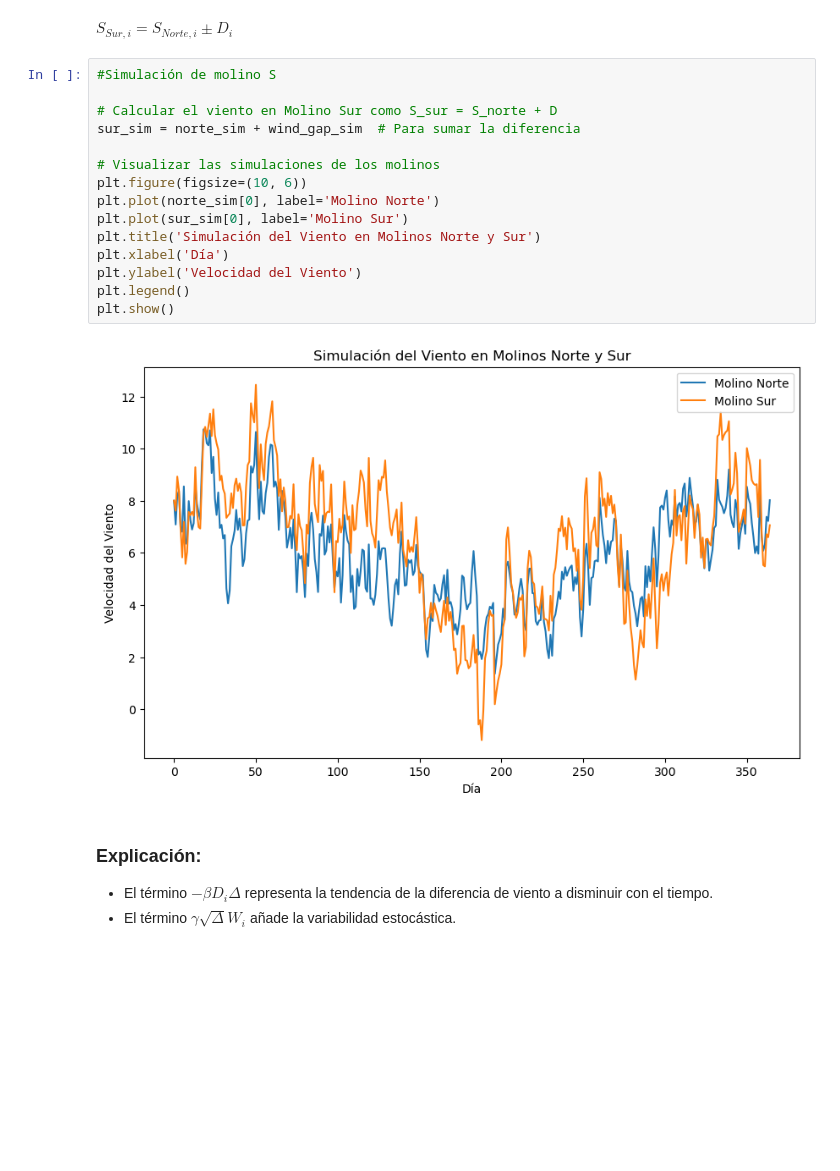
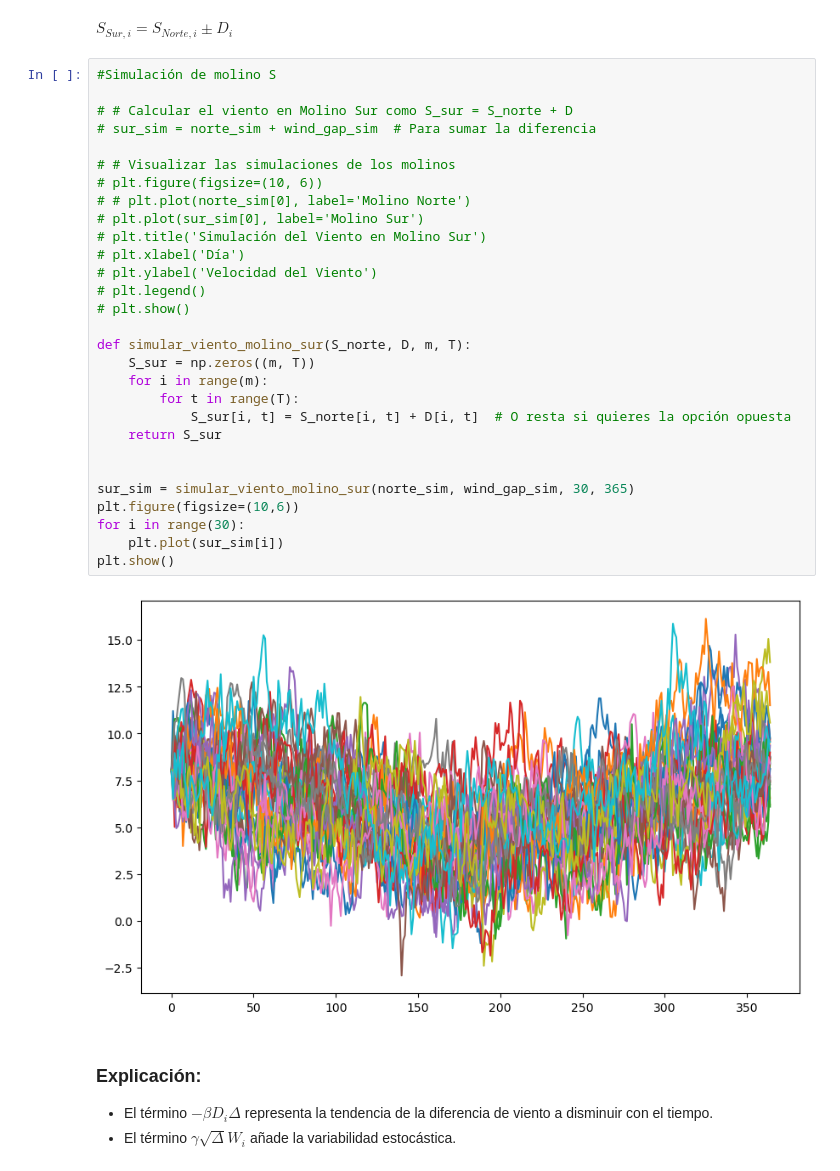
Before and after one commit to olmiave/ACN_TP1, a Jupyter notebook: TP1.ipynb, the cells around one changed output. Cells and saved outputs as stored; diff of their text form; blank space fills up the shorter version.

Commit message:
some changes to the plot

```diff
--- a/TP1.ipynb
+++ b/TP1.ipynb
@@ -447,20 +461,34 @@ $S_{Sur,i} = S_{Norte,i} \pm D_i$
 # %%
 #Simulación de molino S
 
-# Calcular el viento en Molino Sur como S_sur = S_norte + D
-sur_sim = norte_sim + wind_gap_sim  # Para sumar la diferencia
+# # Calcular el viento en Molino Sur como S_sur = S_norte + D
+# sur_sim = norte_sim + wind_gap_sim  # Para sumar la diferencia
 
-# Visualizar las simulaciones de los molinos
-plt.figure(figsize=(10, 6))
-plt.plot(norte_sim[0], label='Molino Norte')
-plt.plot(sur_sim[0], label='Molino Sur')
-plt.title('Simulación del Viento en Molinos Norte y Sur')
-plt.xlabel('Día')
-plt.ylabel('Velocidad del Viento')
-plt.legend()
+# # Visualizar las simulaciones de los molinos
+# plt.figure(figsize=(10, 6))
+# # plt.plot(norte_sim[0], label='Molino Norte')
+# plt.plot(sur_sim[0], label='Molino Sur')
+# plt.title('Simulación del Viento en Molino Sur')
+# plt.xlabel('Día')
+# plt.ylabel('Velocidad del Viento')
+# plt.legend()
+# plt.show()
+
+def simular_viento_molino_sur(S_norte, D, m, T):
+    S_sur = np.zeros((m, T))
+    for i in range(m):
+        for t in range(T):
+            S_sur[i, t] = S_norte[i, t] + D[i, t]  # O resta si quieres la opción opuesta
+    return S_sur
+
+
+sur_sim = simular_viento_molino_sur(norte_sim, wind_gap_sim, 30, 365)
+plt.figure(figsize=(10,6))
+for i in range(30):
+    plt.plot(sur_sim[i])
 plt.show()
 # %% [output]
-[figure, old version]
+[figure, new version]
 # %% [markdown]
 ### Explicación:
 - El término $- \beta D_i \Delta$ representa la tendencia de la diferencia de viento a disminuir con el tiempo.
```
Also changed, not shown: parts of 6 cells of this notebook, 1 other file.
